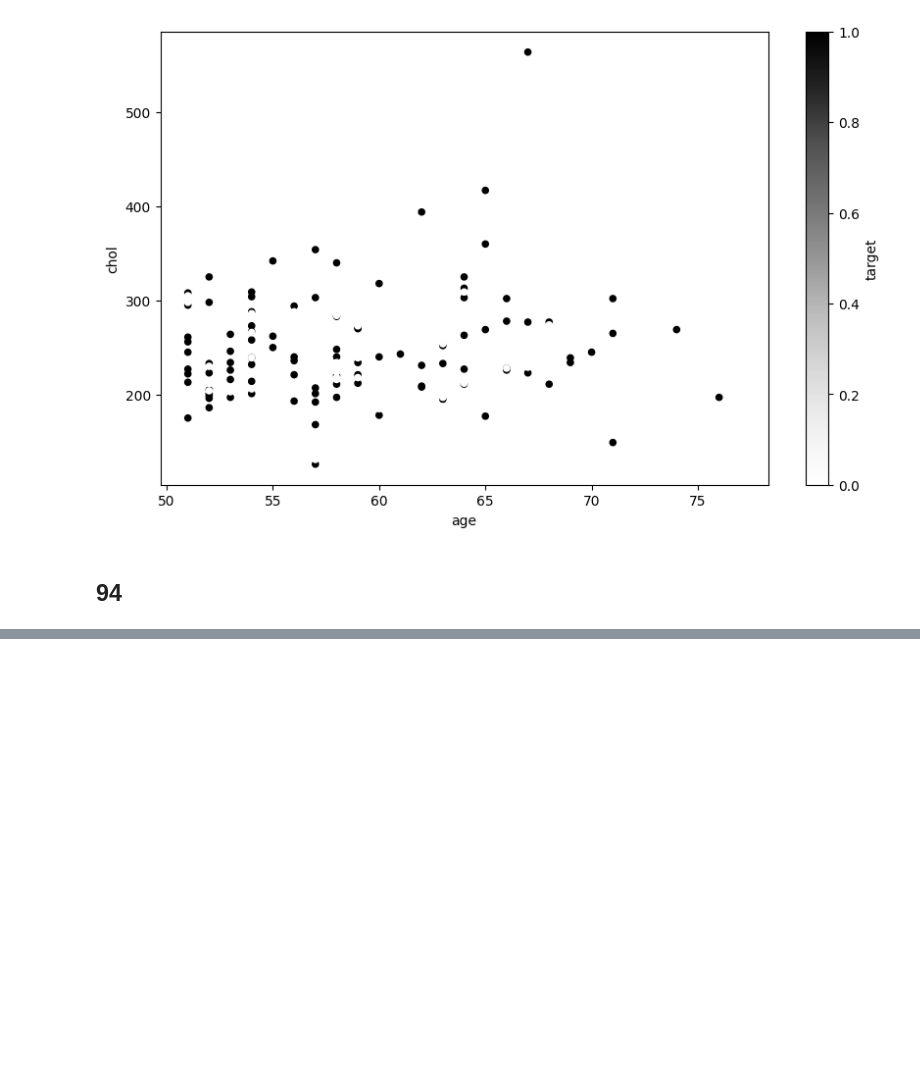
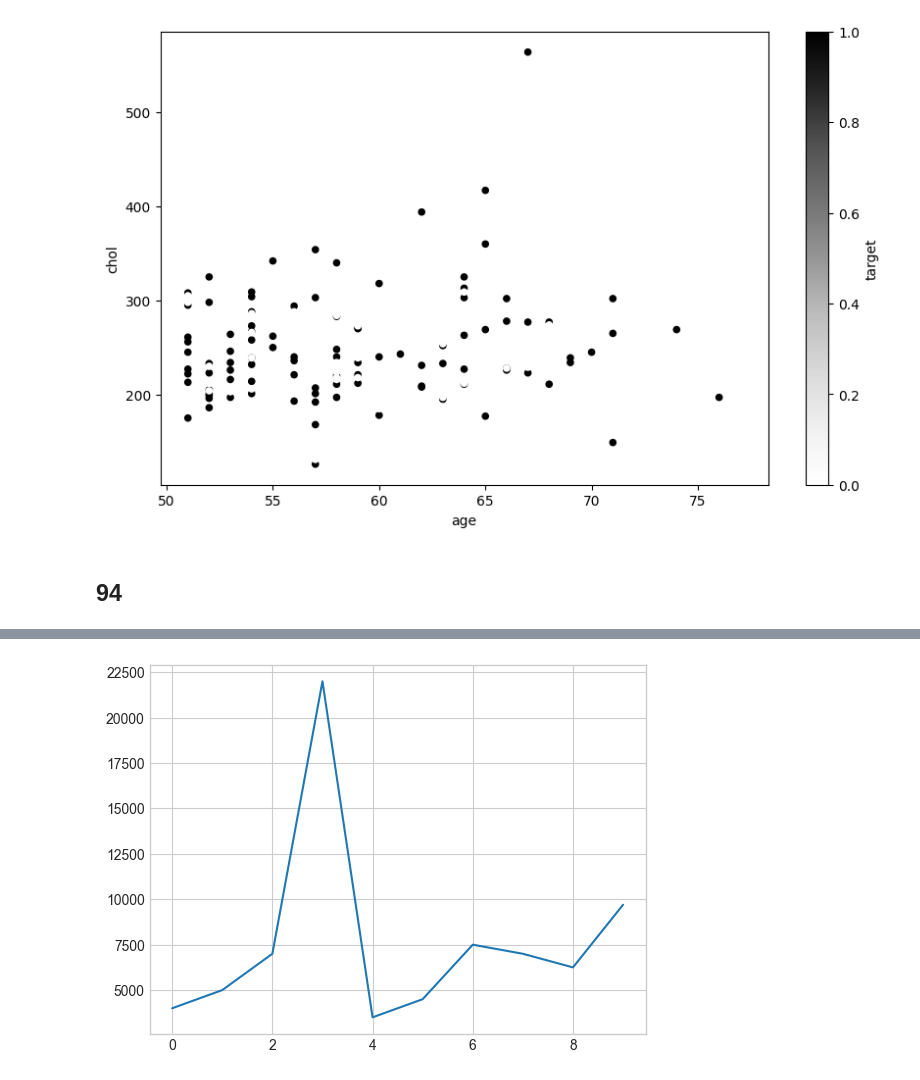
Before and after one commit to roopeshkp34/ML, a Jupyter notebook: ml_course/tutorials/matplot_lib.ipynb, the cells around one changed output, grey strips where cells are left out. Saved outputs shown, nothing was run; the diff lists cells and outputs as text; code cells hidden in the pictures; blank space fills up the shorter version.

```diff
--- a/ml_course/tutorials/matplot_lib.ipynb
+++ b/ml_course/tutorials/matplot_lib.ipynb
@@ -414,0 +481,4 @@ ax.axhline(over_50["chol"].mean())
+# %%
+car_sales["Price"].plot();
+# %% [output]
+[figure, added]
```
Also changed, not shown: parts of 28 cells of this notebook, 1 other file.
